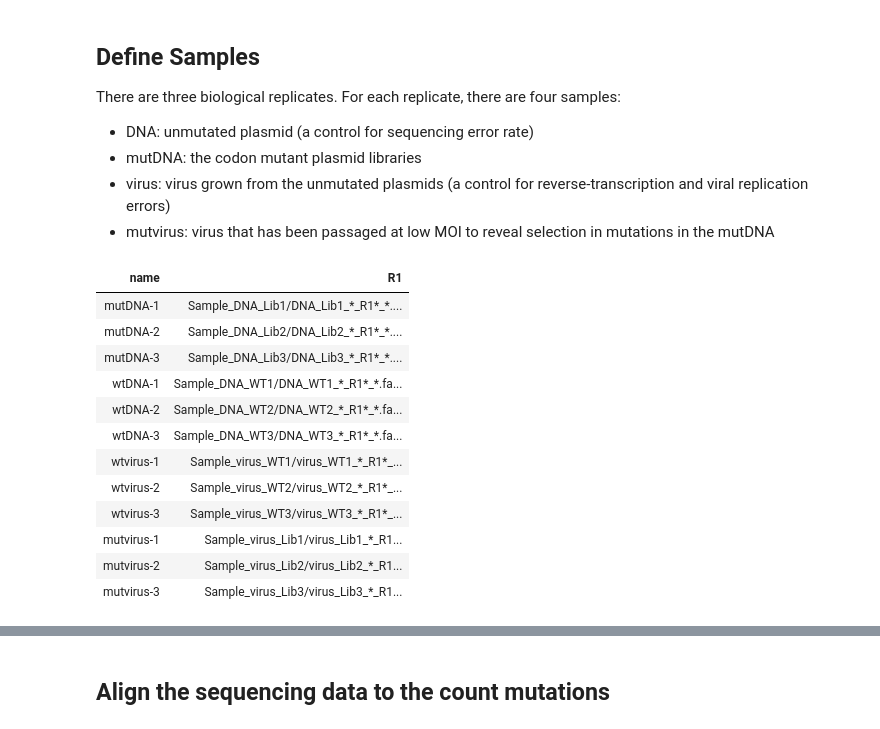
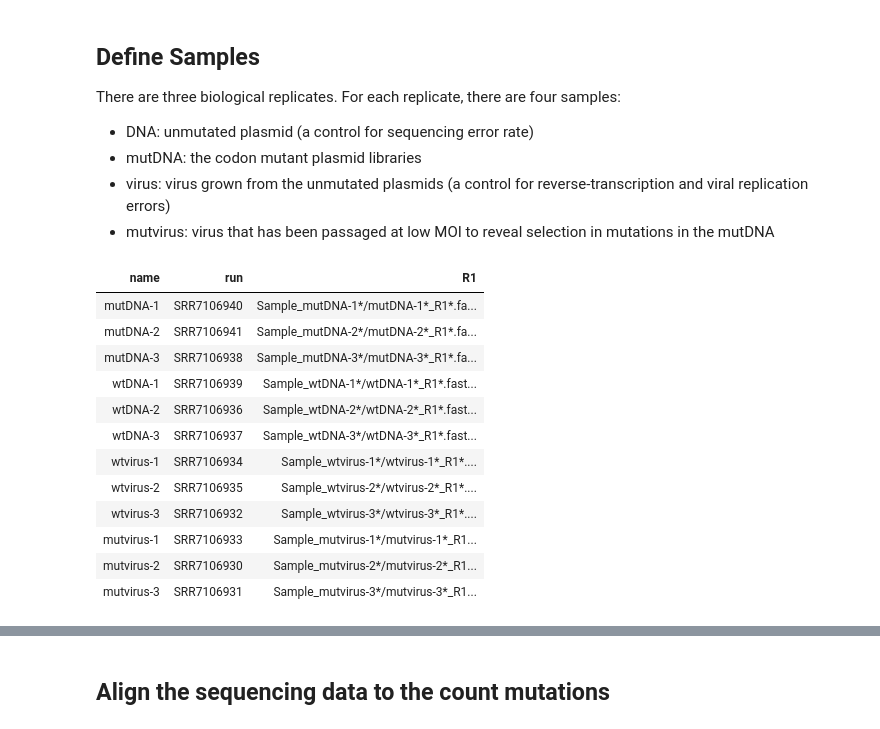
Before and after one commit to jbloomlab/Hom_M1_DMS, a Jupyter notebook: analysis_notebook.ipynb, the cells around one changed output, grey strips where cells are left out. Cells and saved outputs as stored; diff of their text form; code cells hidden in the pictures.

```diff
--- a/analysis_notebook.ipynb
+++ b/analysis_notebook.ipynb
@@ -60,33 +46,37 @@ For each replicate, there are four samples:
 * mutDNA: the codon mutant plasmid libraries
 * virus: virus grown from the unmutated plasmids (a control for reverse-transcription and viral replication errors)
 * mutvirus: virus that has been passaged at low MOI to reveal selection in mutations in the mutDNA
-# %%
-fastqdir = '/home/mdoud/ngs/illumina/160722_D00300_0307_AHY27LBCXX/Unaligned/Project_mdoud/'
-
-replicates = [1, 2, 3]
-samples = pandas.DataFrame(
-        [('mutDNA-{0}'.format(n), 'Sample_DNA_Lib{0}/DNA_Lib{0}_*_R1*_*.fastq.gz'.format(n))
-                for n in replicates] +
-        [('wtDNA-{0}'.format(n), 'Sample_DNA_WT{0}/DNA_WT{0}_*_R1*_*.fastq.gz'.format(n))
-                for n in replicates] +
-        [('wtvirus-{0}'.format(n), 'Sample_virus_WT{0}/virus_WT{0}_*_R1*_*.fastq.gz'.format(n))
-                for n in replicates] +
-        [('mutvirus-{0}'.format(n), 'Sample_virus_Lib{0}/virus_Lib{0}_*_R1*_*.fastq.gz'.format(n))
-                for n in replicates],
-        columns=['name', 'R1'])
-
-display(HTML(samples.to_html(index=False)))
-# %% [output]
-| name | R1 |
-| mutDNA-1 | Sample_DNA_Lib1/DNA_Lib1_*_R1*_*.... |
-| mutDNA-2 | Sample_DNA_Lib2/DNA_Lib2_*_R1*_*.... |
-| mutDNA-3 | Sample_DNA_Lib3/DNA_Lib3_*_R1*_*.... |
-| wtDNA-1 | Sample_DNA_WT1/DNA_WT1_*_R1*_*.fa... |
-| wtDNA-2 | Sample_DNA_WT2/DNA_WT2_*_R1*_*.fa... |
-| wtDNA-3 | Sample_DNA_WT3/DNA_WT3_*_R1*_*.fa... |
-| wtvirus-1 | Sample_virus_WT1/virus_WT1_*_R1*_... |
-| wtvirus-2 | Sample_virus_WT2/virus_WT2_*_R1*_... |
-| wtvirus-3 | Sample_virus_WT3/virus_WT3_*_R1*_... |
-| mutvirus-1 | Sample_virus_Lib1/virus_Lib1_*_R1... |
-| mutvirus-2 | Sample_virus_Lib2/virus_Lib2_*_R1... |
-| mutvirus-3 | Sample_virus_Lib3/virus_Lib3_*_R1... |
+# %%
+
+samples = pandas.DataFrame.from_records([
+          ('mutDNA-1', 'SRR7106940'),
+          ('mutDNA-2', 'SRR7106941'),
+          ('mutDNA-3', 'SRR7106938'),
+          ('wtDNA-1', 'SRR7106939'),
+          ('wtDNA-2', 'SRR7106936'),
+          ('wtDNA-3', 'SRR7106937'),
+          ('wtvirus-1', 'SRR7106934'),
+          ('wtvirus-2', 'SRR7106935'),
+          ('wtvirus-3', 'SRR7106932'),
+          ('mutvirus-1', 'SRR7106933'),
+          ('mutvirus-2', 'SRR7106930'),
+          ('mutvirus-3', 'SRR7106931')],
+        columns=['name', 'run'])
+
+samples['R1'] = 'Sample_' + samples['name'] + '*' + '/' + samples['name'] + '*_R1*.fastq.gz'
+
+display(HTML(samples.to_html(index=False)))
+# %% [output]
+| name | run | R1 |
+| mutDNA-1 | SRR7106940 | Sample_mutDNA-1*/mutDNA-1*_R1*.fa... |
+| mutDNA-2 | SRR7106941 | Sample_mutDNA-2*/mutDNA-2*_R1*.fa... |
+| mutDNA-3 | SRR7106938 | Sample_mutDNA-3*/mutDNA-3*_R1*.fa... |
+| wtDNA-1 | SRR7106939 | Sample_wtDNA-1*/wtDNA-1*_R1*.fast... |
+| wtDNA-2 | SRR7106936 | Sample_wtDNA-2*/wtDNA-2*_R1*.fast... |
+| wtDNA-3 | SRR7106937 | Sample_wtDNA-3*/wtDNA-3*_R1*.fast... |
+| wtvirus-1 | SRR7106934 | Sample_wtvirus-1*/wtvirus-1*_R1*.... |
+| wtvirus-2 | SRR7106935 | Sample_wtvirus-2*/wtvirus-2*_R1*.... |
+| wtvirus-3 | SRR7106932 | Sample_wtvirus-3*/wtvirus-3*_R1*.... |
+| mutvirus-1 | SRR7106933 | Sample_mutvirus-1*/mutvirus-1*_R1... |
+| mutvirus-2 | SRR7106930 | Sample_mutvirus-2*/mutvirus-2*_R1... |
+| mutvirus-3 | SRR7106931 | Sample_mutvirus-3*/mutvirus-3*_R1... |
```
Also changed, not shown: parts of 8 cells of this notebook, 10 other files.
